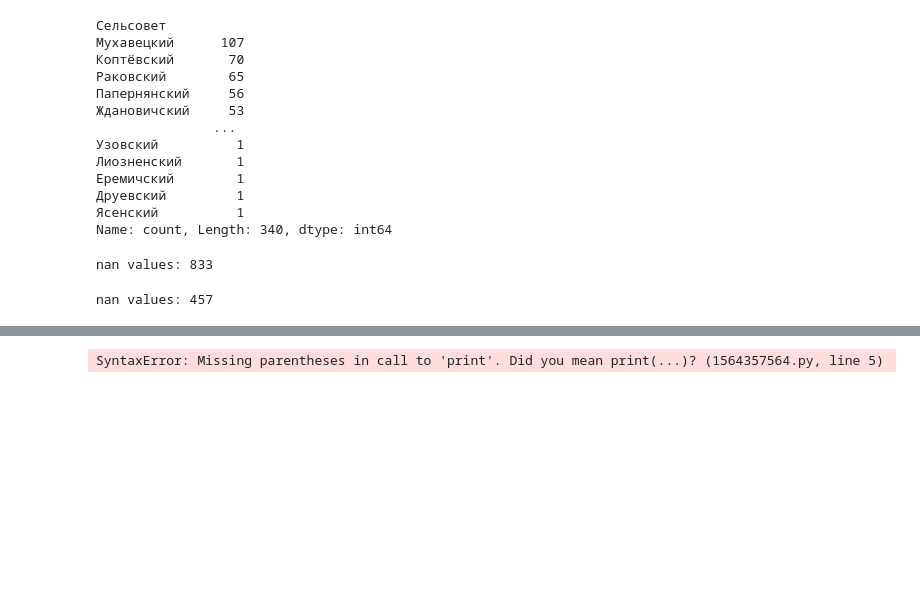
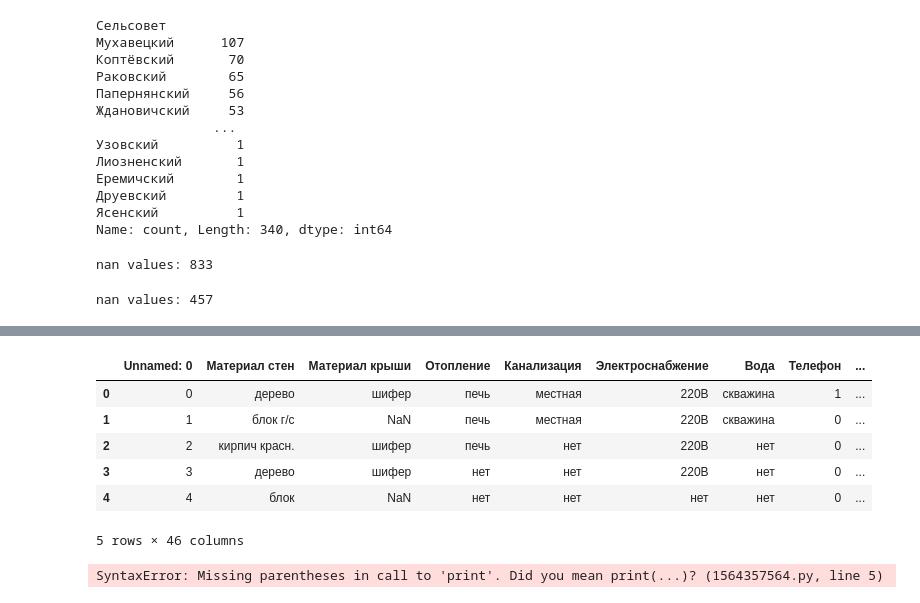
Before and after one commit to ssiarhei115/CountryHouse-price-prediction, a Jupyter notebook: code.ipynb, the cells around one changed output, grey strips where cells are left out. Drawn from its saved outputs; the diff is of its cells as text; code cells hidden in the pictures; blank space fills up the shorter version.

```diff
--- a/code.ipynb
+++ b/code.ipynb
@@ -594,5 +653,14 @@ df.to_csv('data/country_houses_treat.csv')
 # %%
-dfc = pd.read_csv('data/country_houses_treat.csv')
+dfc = pd.read_csv('data/country_houses_treated.csv')
+dfc.head()
+# %% [output]
+|  | Unnamed: 0 | Материал стен | Материал крыши | Отопление | Канализация | Электроснабжение | Вода | Телефон | ... |
+| 0 | 0 | дерево | шифер | печь | местная | 220В | скважина | 1 | ... |
+| 1 | 1 | блок г/с | NaN | печь | местная | 220В | скважина | 0 | ... |
+| 2 | 2 | кирпич красн. | шифер | печь | нет | 220В | нет | 0 | ... |
+| 3 | 3 | дерево | шифер | нет | нет | 220В | нет | 0 | ... |
+| 4 | 4 | блок | NaN | нет | нет | нет | нет | 0 | ... |
+5 rows × 46 columns
 # %%
 
 # The Vincenty distance uses more accurate ellipsoidal models,
```
Also changed, not shown: parts of 23 cells of this notebook, 3 other files.
